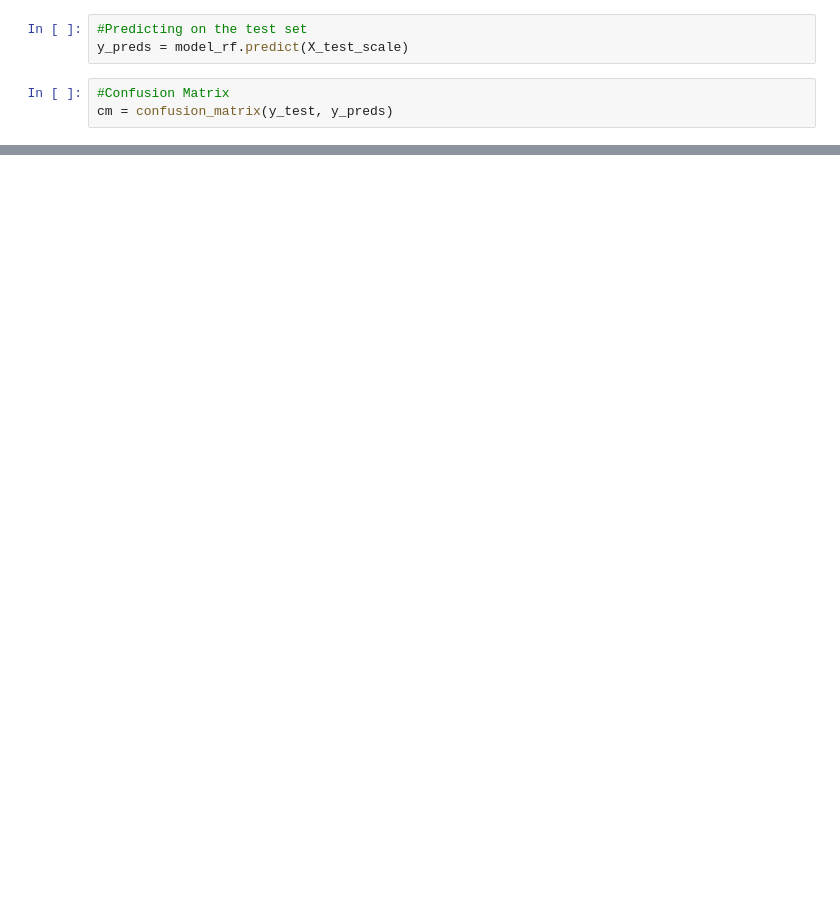
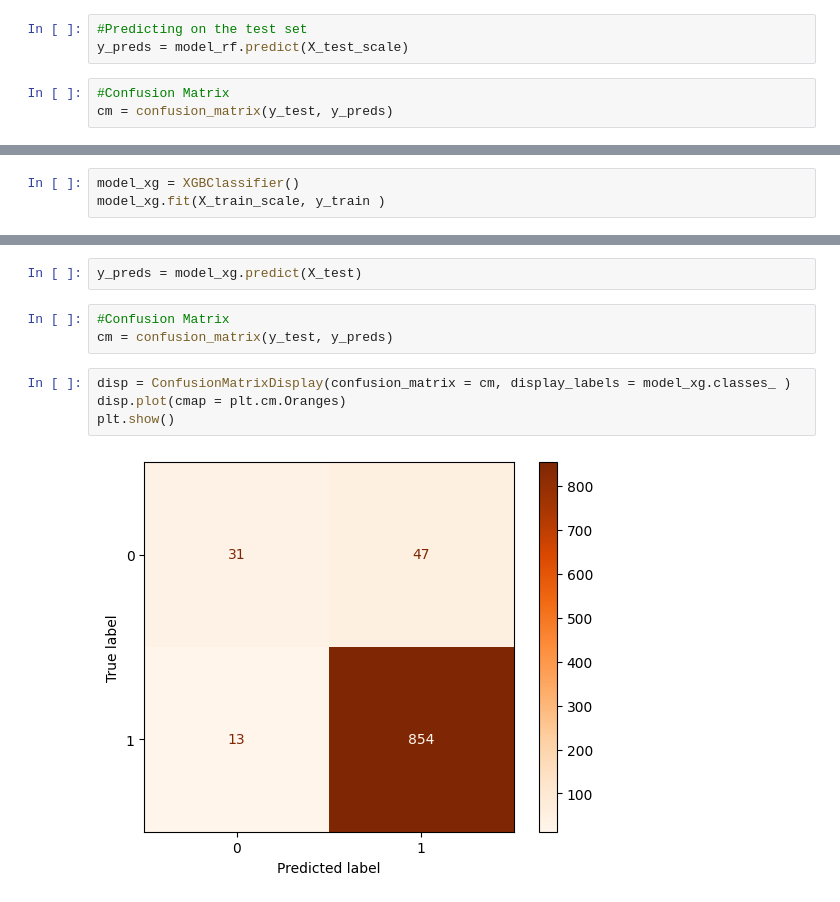
Before and after one commit to VelvetDragon/Sentiment-Analysis-Amazon-Reviews, a Jupyter notebook: Sentiment Analysis Data Exploration and Modelling.ipynb, the cells around one changed output, grey strips where cells are left out. Cells and saved outputs as stored; diff of their text form; blank space fills up the shorter version.

```diff
--- a/Sentiment Analysis Data Exploration and Modelling.ipynb
+++ b/Sentiment Analysis Data Exploration and Modelling.ipynb
@@ -504,0 +533,3 @@ plt.show()
+# %%
+model_xg = XGBClassifier()
+model_xg.fit(X_train_scale, y_train )
@@ -504,0 +556,11 @@ plt.show()
+# %%
+y_preds = model_xg.predict(X_test)
+# %%
+#Confusion Matrix
+cm = confusion_matrix(y_test, y_preds)
+# %%
+disp = ConfusionMatrixDisplay(confusion_matrix = cm, display_labels = model_xg.classes_ )
+disp.plot(cmap = plt.cm.Oranges)
+plt.show()
+# %% [output]
+[figure, added]
```
Also changed, not shown: parts of 14 cells of this notebook, 1 other file.
